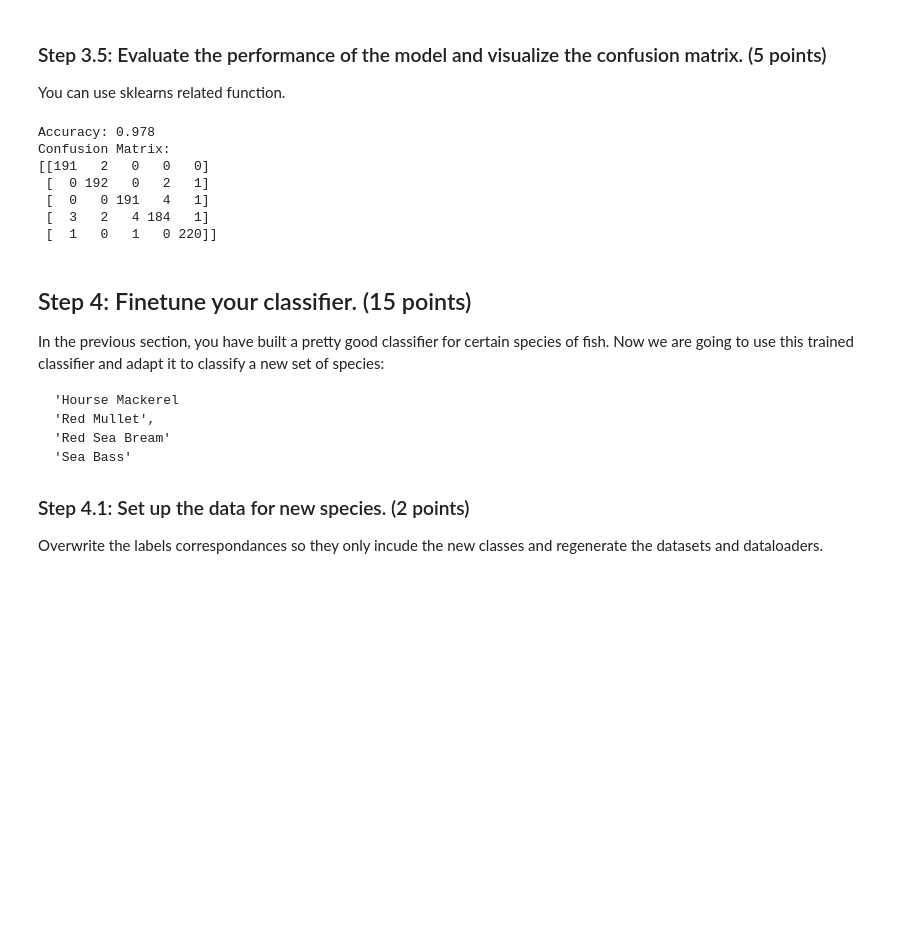
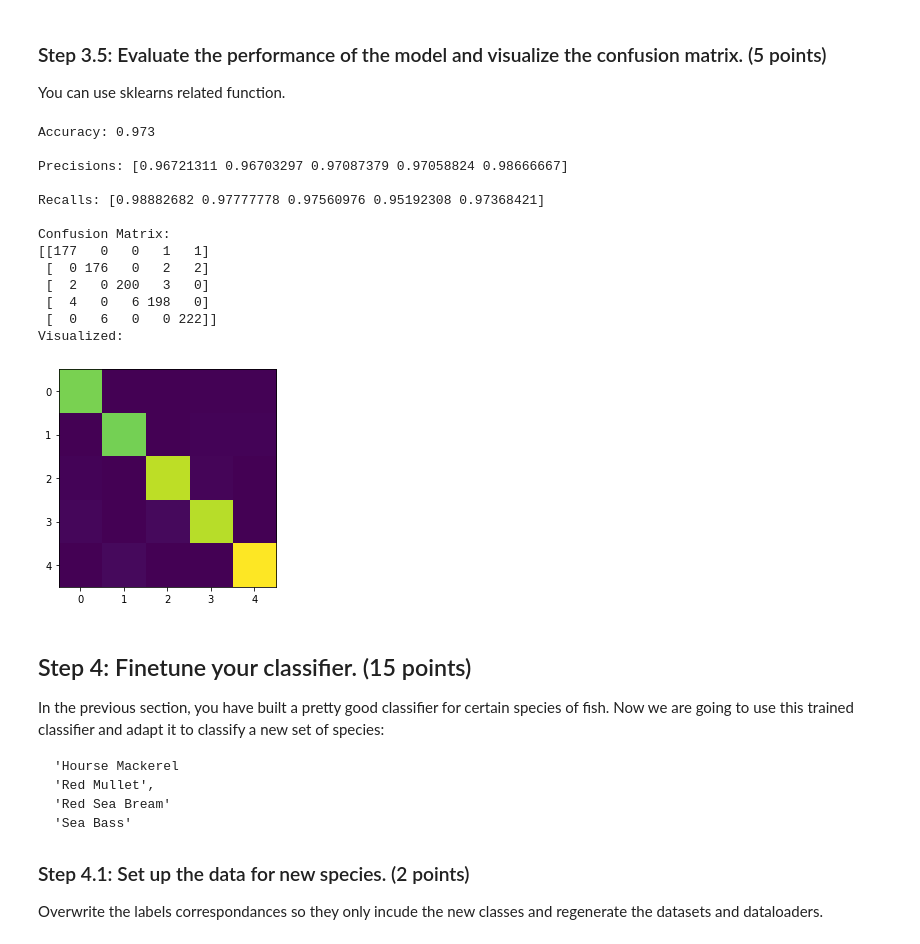
Before and after one commit to bonearadu/Computer_Vision_2022, a Jupyter notebook: coursework_02/coursework_02.ipynb, the cells around one changed output. Drawn from its saved outputs; the diff is of its cells as text; code cells hidden in the pictures; blank space fills up the shorter version.

```diff
--- a/coursework_02/coursework_02.ipynb
+++ b/coursework_02/coursework_02.ipynb
@@ -297,32 +311,24 @@ for epoch in tqdm(range(epochs)):
 # %% [markdown]
 ### Step 3.4: Deploy the trained model onto the test set. (10 points)
-# %%
-# Deploy the model
-#### ADD YOUR CODE HERE ####
-predicted = []
-actual = []
-
-for imgs, labs in test_dataloader:
-    predicted.append(torch.argmax(model(imgs)).item())
-    actual.append(labs.item())
+# %%
+# Return predicted and actual results of testing model on data from dataloader
+def test(model, dataloader, device):
+    pred = []
+    act = []
+
+    for imgs, labs in dataloader:
+        # Move data to device
+        imgs = imgs.to(device)
+        labs = labs.to(device)
+
+        # Update predicted and actual lists
+        pred.append(torch.argmax(model(imgs)).item())
+        act.append(labs.item())
+
+    return pred, act
+# %%
+predicted, actual = test(model, test_dataloader, device)
 # %% [markdown]
 ### Step 3.5: Evaluate the performance of the model and visualize the confusion matrix. (5 points)
 
 You can use sklearns related function.
-# %%
-#### ADD YOUR CODE HERE ####
-from sklearn.metrics import accuracy_score, confusion_matrix
-
-
-print("Accuracy: {0}".format(accuracy_score(actual, predicted)))
-
-print("Confusion Matrix:")
-print(confusion_matrix(actual, predicted))
-# %% [output]
-Accuracy: 0.978
-Confusion Matrix:
-[[191   2   0   0   0]
- [  0 192   0   2   1]
- [  0   0 191   4   1]
- [  3   2   4 184   1]
- [  1   0   1   0 220]]
@@ -329,3 +337,34 @@ Confusion Matrix:
+# %%
+# Print evaluation metrics
+def evaluate(pred, act):
+    print("Accuracy: {0}\n".format(accuracy_score(act, pred)))
+    print("Precisions: {0}\n".format(precision_score(act, pred, average=None)))
+    print("Recalls: {0}\n".format(recall_score(act, pred, average=None)))
+
+    conf = confusion_matrix(act, pred)
+    print("Confusion Matrix:")
+    print(conf)
+
+    print("Visualized:")
+    plt.imshow(conf)
+    plt.show()
+# %%
+evaluate(predicted, actual)
+# %% [output]
+Accuracy: 0.973
+
+Precisions: [0.96721311 0.96703297 0.97087379 0.97058824 0.98666667]
+
+Recalls: [0.98882682 0.97777778 0.97560976 0.95192308 0.97368421]
+
+Confusion Matrix:
+[[177   0   0   1   1]
+ [  0 176   0   2   2]
+ [  2   0 200   3   0]
+ [  4   0   6 198   0]
+ [  0   6   0   0 222]]
+Visualized:
+[figure, added]
 # %% [markdown]
 ## Step 4: Finetune your classifier. (15 points)
 
```
Also changed, not shown: parts of 13 cells of this notebook.
